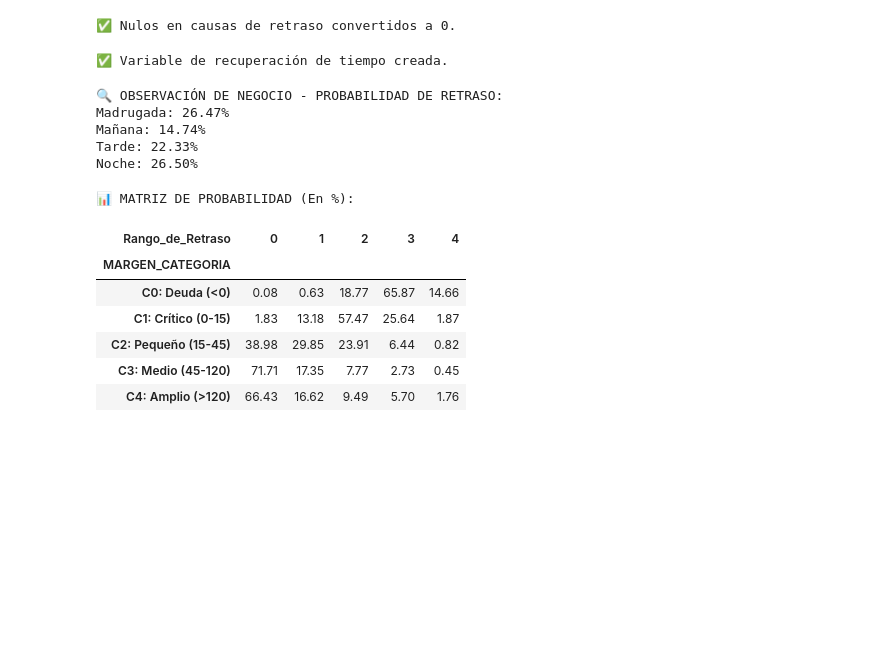
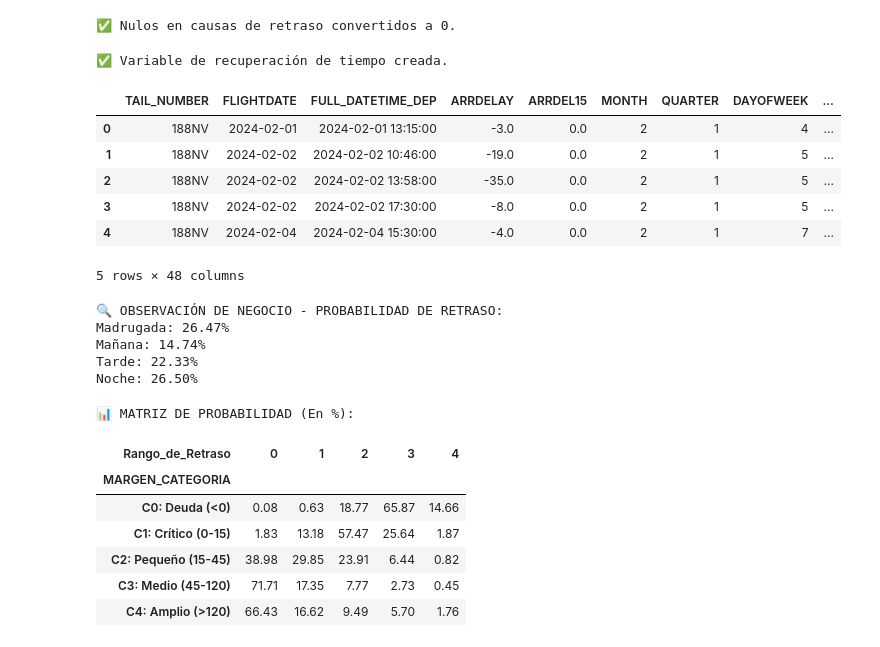
Before and after one commit to ManuelGonzalez2/Ingenieria-de-datos, a Jupyter notebook: Codigo.ipynb, the cells around one changed output. Cells and saved outputs as stored; diff of their text form; code cells hidden in the pictures; blank space fills up the shorter version.

```diff
--- a/Codigo.ipynb
+++ b/Codigo.ipynb
@@ -385,6 +358,16 @@ df_total['RECUPERACION_MINUTOS'] = df_total['DEPDELAY'] - df_total['ARRDELAY']
 print("✅ Variable de recuperación de tiempo creada.")
 # %% [output]
 ✅ Variable de recuperación de tiempo creada.
+# %%
+df_total.head()
+# %% [output]
+|  | TAIL_NUMBER | FLIGHTDATE | FULL_DATETIME_DEP | ARRDELAY | ARRDEL15 | MONTH | QUARTER | DAYOFWEEK | ... |
+| 0 | 188NV | 2024-02-01 | 2024-02-01 13:15:00 | -3.0 | 0.0 | 2 | 1 | 4 | ... |
+| 1 | 188NV | 2024-02-02 | 2024-02-02 10:46:00 | -19.0 | 0.0 | 2 | 1 | 5 | ... |
+| 2 | 188NV | 2024-02-02 | 2024-02-02 13:58:00 | -35.0 | 0.0 | 2 | 1 | 5 | ... |
+| 3 | 188NV | 2024-02-02 | 2024-02-02 17:30:00 | -8.0 | 0.0 | 2 | 1 | 5 | ... |
+| 4 | 188NV | 2024-02-04 | 2024-02-04 15:30:00 | -4.0 | 0.0 | 2 | 1 | 7 | ... |
+5 rows × 48 columns
 # %%
 # Analizamos el % de vuelos con retraso (>15 min) por franja horaria
 analisis_franja = df_total.groupby('FRANJA_HORARIA')['ARRDEL15'].mean() * 100
```
Also changed, not shown: parts of 15 cells of this notebook.
